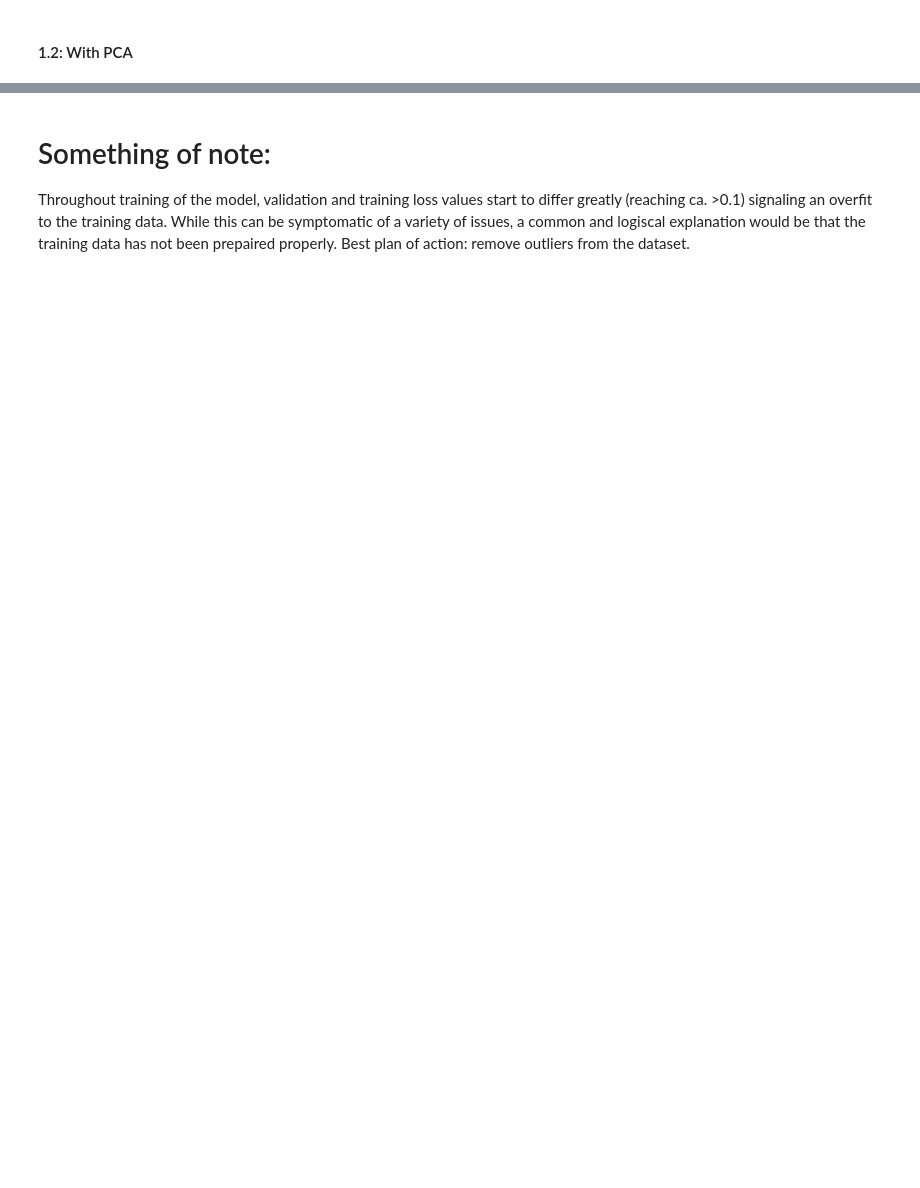
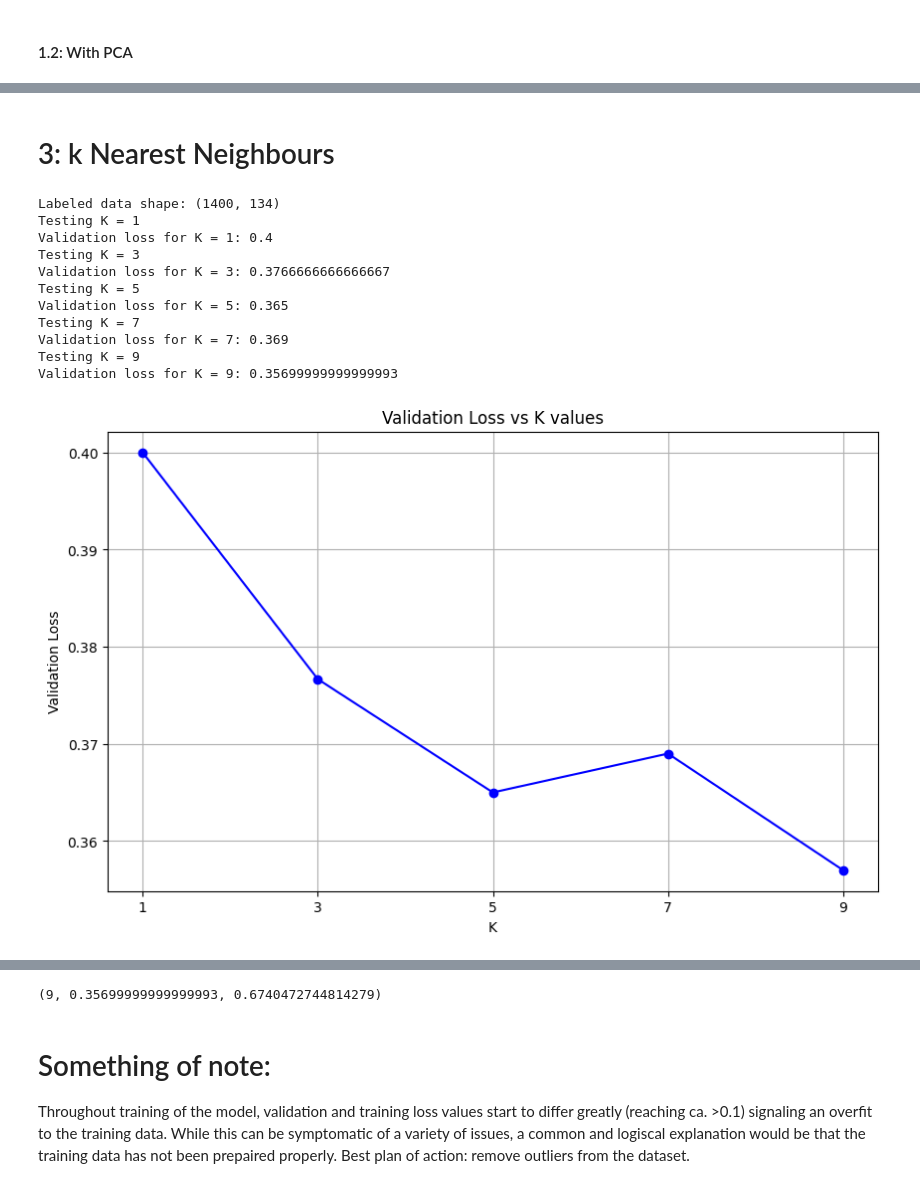
Before and after one commit to QM-L/project-cad-group19, a Jupyter notebook: docs/source/reader/main.ipynb, the cells around one changed output, grey strips where cells are left out. Saved outputs shown, nothing was run; the diff lists cells and outputs as text; code cells hidden in the pictures; blank space fills up the shorter version.

```diff
--- a/docs/source/reader/main.ipynb
+++ b/docs/source/reader/main.ipynb
@@ -204,0 +152,18 @@ Test accuracy: 0.79
+# %% [markdown]
+# 3: k Nearest Neighbours
+# %%
+# Run k Nearest Neighbors
+cad_project.KNearestOptimized()
+# %% [output]
+Labeled data shape: (1400, 134)
+Testing K = 1
+Validation loss for K = 1: 0.4
+Testing K = 3
+Validation loss for K = 3: 0.3766666666666667
+Testing K = 5
+Validation loss for K = 5: 0.365
+Testing K = 7
+Validation loss for K = 7: 0.369
+Testing K = 9
+Validation loss for K = 9: 0.35699999999999993
+[figure, added]
@@ -205,3 +174,4 @@ Test accuracy: 0.79
+(9, 0.35699999999999993, 0.6740472744814279)
 # %% [markdown]
 # Something of note:
 Throughout training of the model, validation and training loss values start to differ greatly (reaching ca. >0.1) signaling an overfit to the training data. While this can be symptomatic of a variety of issues, a common and logiscal explanation would be that the training data has not been prepaired properly. Best plan of action: remove outliers from the dataset.
```
Also changed, not shown: parts of 10 cells of this notebook, 2 other files.
